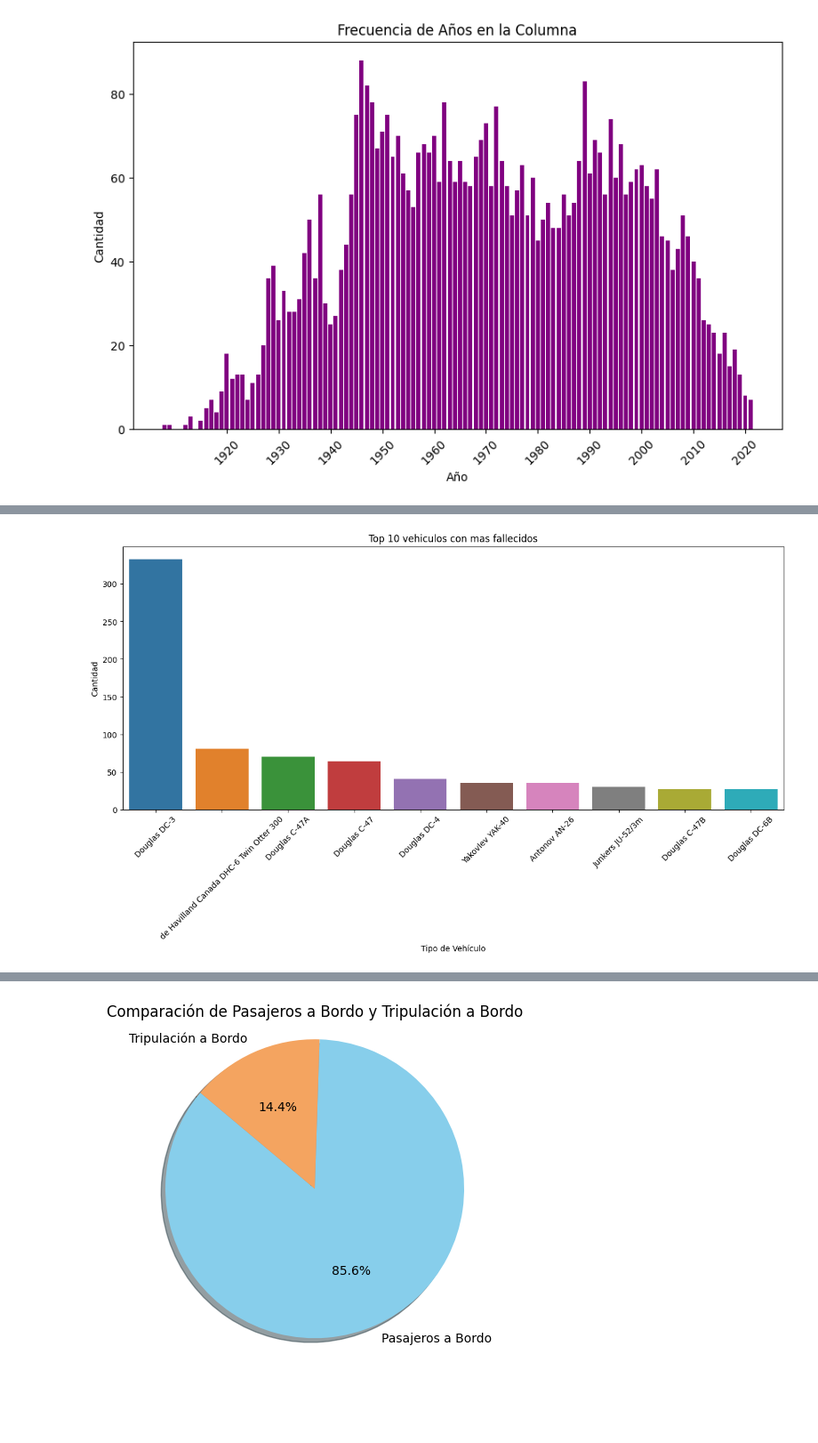
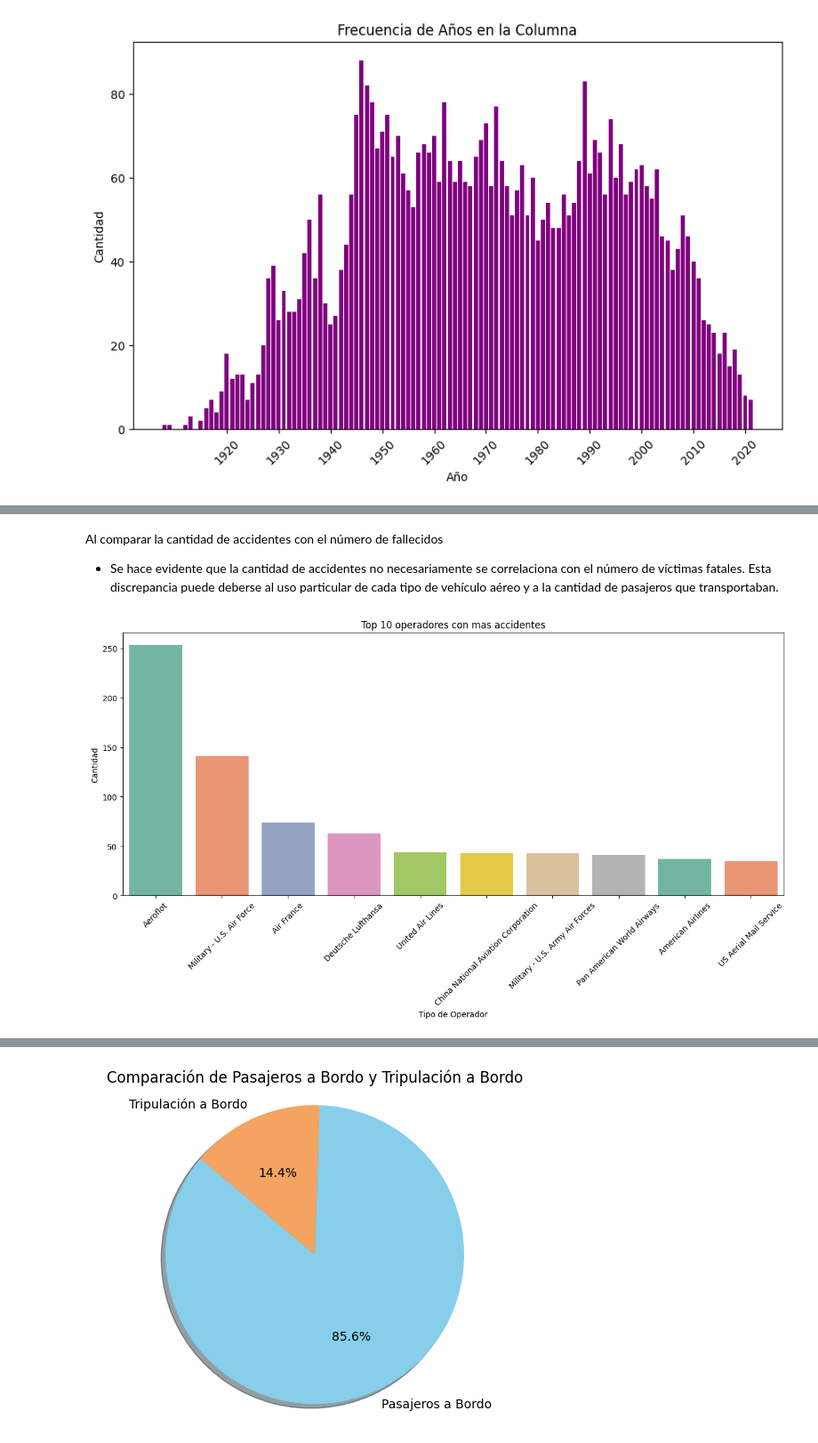
Before and after one commit to ayma-falcon/Proyecto-Integrador-DataAnalyst, a Jupyter notebook: EDA.ipynb, the cells around one changed output, grey strips where cells are left out. Shown at 89% size. Saved outputs shown, nothing was run; the diff lists cells and outputs as text; code cells hidden in the pictures; blank space fills up the shorter version.

```diff
--- a/EDA.ipynb
+++ b/EDA.ipynb
@@ -7,6 +8,6 @@ import seaborn as sns
 # %%
 # Lee datos en un DataFrame
-AccidentesAviones = pd.read_csv('AccidentesAviones.csv')
+AccidentesAviones = pd.read_csv('datasets/AccidentesAviones.csv')
 # %% [markdown]
 ### Vemos las columnas, sus nombres y datos que contienen
 # %%
@@ -95,8 +64,15 @@ Como se puede observar, algunas de las columnas presentan un tipo de dato difere
 # La función lambda verifica que la cadena tenga 4 caracteres (como "1718") y la transforma a "17:18"
 AccidentesAviones['hora'] = AccidentesAviones['hora'].apply(lambda x: x[:2] + ':' + x[2:] if len(x) == 4 else x)
 
-# Reemplaza todos los signos ? por NaN
-AccidentesAviones.replace('?', np.nan, inplace=True)
+# Especifica las columnas en las que deseas reemplazar los '?' por NaN
+columnas_especificas_nan = ['hora', 'fecha', 'nro_vuelo', 'todos_a_bordo', 'pasajeros_a_bordo', 'tripulacion_a_bordo', 'cantidad_fallecidos', 'pasajeros_fallecidos', 'tripulacion_fallecida', 'fallecidos_tierra']
+columnas_especificas_no_especificado = ['Ruta', 'operador', 'tipo_vuelo', 'tipo_vehiculo', 'matricula', 'serie_id', 'descripcion']
+
+# Reemplaza los '?' por NaN solo en las columnas especificadas
+AccidentesAviones[columnas_especificas_nan] = AccidentesAviones[columnas_especificas_nan].replace('?', np.nan)
+
+# Reemplaza los '?' por NaN solo en las columnas especificadas
+AccidentesAviones[columnas_especificas_no_especificado] = AccidentesAviones[columnas_especificas_no_especificado].replace('?', 'No especificado')
 # %%
 # Convierte la columna 'fecha' al formato de fecha de Pandas
 AccidentesAviones['fecha'] = pd.to_datetime(AccidentesAviones['fecha'], format='%B %d, %Y', errors='coerce').dt.strftime('%Y-%m-%d')
@@ -286,15 +298,12 @@ plt.show()
 # %%
-# Copia el DataFrame en la variable para que no me modifique el original
-df_fechas = AccidentesAviones.copy()
-
 # Convierte 'fecha' en formato datetime.
-df_fechas['fecha'] = pd.to_datetime(df_fechas['fecha'])
+AccidentesAviones['fecha'] = pd.to_datetime(AccidentesAviones['fecha'])
 
 # Agregar una columna 'año' para extraer el año de la fecha
-df_fechas['año'] = df_fechas['fecha'].dt.year
+AccidentesAviones['año'] = AccidentesAviones['fecha'].dt.year
 
 # Contar la cantidad de accidentes por tipo de vehículo y año
-accidentes_por_vehiculo_y_año = df_fechas.groupby(['tipo_vehiculo', 'año']).size().reset_index(name='cantidad_accidentes')
+accidentes_por_vehiculo_y_año = AccidentesAviones.groupby(['tipo_vehiculo', 'año']).size().reset_index(name='cantidad_accidentes')
 
 # Seleccionar los 5 tipos de vehículos principales
 top_3_tipos_vehiculo = accidentes_por_vehiculo_y_año.groupby('tipo_vehiculo')['cantidad_accidentes'].sum().nlargest(3).index
@@ -303,7 +312,7 @@ top_3_tipos_vehiculo = accidentes_por_vehiculo_y_año.groupby('tipo_vehiculo')['
 plt.figure(figsize=(10, 6))
 
 # Lista de colores para trazar las líneas
-colores = ['blue', 'orange', 'green']
+colores = ['steelblue', 'darkorange', 'green']
 
 for tipo, color in zip(top_3_tipos_vehiculo, colores):
     subset = accidentes_por_vehiculo_y_año[accidentes_por_vehiculo_y_año['tipo_vehiculo'] == tipo]
@@ -319,17 +384,20 @@ plt.show()
+# %% [markdown]
+Al comparar la cantidad de accidentes con el número de fallecidos
+* Se hace evidente que la cantidad de accidentes no necesariamente se correlaciona con el número de víctimas fatales. Esta discrepancia puede deberse al uso particular de cada tipo de vehículo aéreo y a la cantidad de pasajeros que transportaban.
 # %%
 # Obtener los 10 vehículos que más aparecen excluyendo NaN
-top_10_vehiculos = AccidentesAviones['tipo_vehiculo'].value_counts().head(10)
+top_10_operador = AccidentesAviones['operador'].value_counts().head(10)
 
 # Crear un gráfico de barras
 plt.figure(figsize=(15, 6))
-ax = sns.barplot(x=top_10_vehiculos.index, y=top_10_vehiculos.values, palette="tab10")
-ax.set_title('Top 10 vehiculos con mas fallecidos')
-ax.set_xlabel('Tipo de Vehículo')
+ax = sns.barplot(x=top_10_operador.index, y=top_10_operador.values, palette="Set2")
+ax.set_title('Top 10 operadores con mas accidentes')
+ax.set_xlabel('Tipo de Operador')
 ax.set_ylabel('Cantidad')
 
 # Rotar las etiquetas del eje X para una mejor legibilidad
 plt.xticks(rotation=45)
 
 plt.show()
 # %% [output]
-[figure, old version]
+[figure, new version]
```
Also changed, not shown: parts of 39 cells of this notebook, 3 other files.
